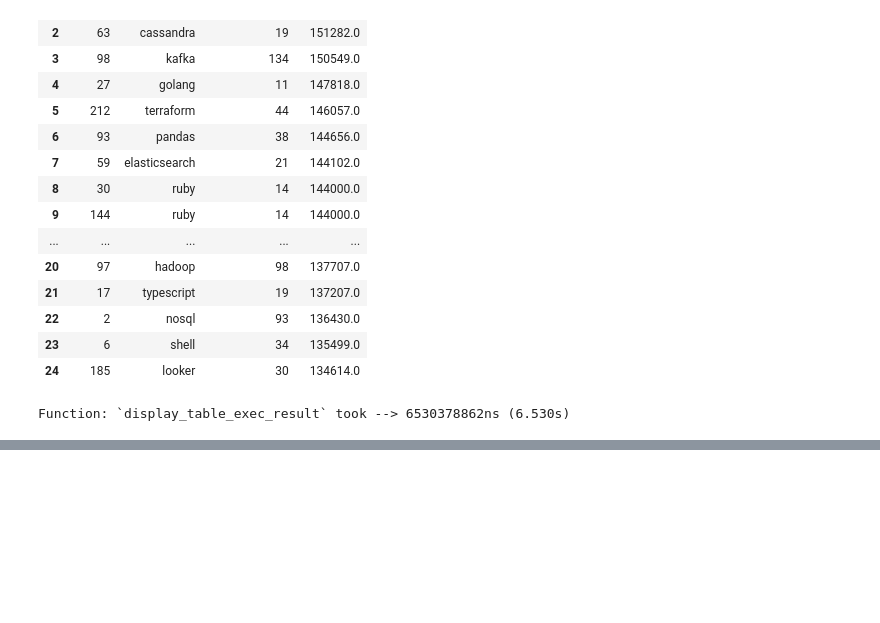
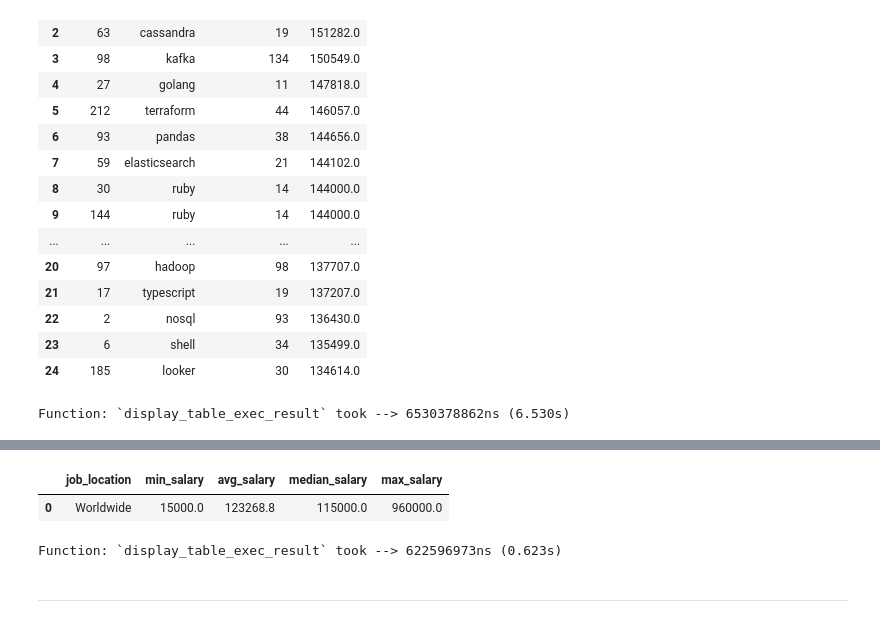
Before and after one commit to tunprimus/data-jobs-analysis, a Jupyter notebook: data-jobs-analysis.ipynb, the cells around one changed output, grey strips where cells are left out. Drawn from its saved outputs; the diff is of its cells as text; code cells hidden in the pictures; blank space fills up the shorter version.

Commit message:
feat: Get min, mean, median, max salaries

```diff
--- a/data-jobs-analysis.ipynb
+++ b/data-jobs-analysis.ipynb
@@ -2450,0 +2521,52 @@ Function: `display_table_exec_result` took --> 6530378862ns (6.530s)
+# %%
+worldwide_salary_min_mean_median_max_query = f"""
+WITH sql_median AS (
+SELECT ROUND(AVG(salary_year_avg), 1) AS median
+FROM (
+	SELECT
+		salary_year_avg
+	FROM
+		job_postings_fact
+	WHERE
+		salary_year_avg IS NOT NULL
+	ORDER BY
+		salary_year_avg
+	LIMIT 2 - (SELECT COUNT(*) FROM job_postings_fact WHERE salary_year_avg IS NOT NULL) % 2
+	OFFSET
+		(SELECT (COUNT(*) - 1) / 2 FROM job_postings_fact WHERE salary_year_avg IS NOT NULL)
+
+) AS subquery
+WHERE
+	salary_year_avg IS NOT NULL
+)
+
+SELECT
+    'Worldwide' AS job_location,
+    MIN(salary_year_avg) AS min_salary,
+    ROUND(AVG(salary_year_avg), 1) AS avg_salary,
+	(SELECT * FROM sql_median) AS median_salary,
+    MAX(salary_year_avg) AS max_salary
+FROM
+    job_postings_fact
+WHERE
+	salary_year_avg IS NOT NULL
+;
+"""
+
+display_table_exec_result(
+    table_name=job_postings_fact,
+    db_path="",
+    db_type="postgres",
+    host_name=HOST_NAME,
+    user_name=USER_NAME,
+    user_password=USER_PASSWORD,
+    db_port=DB_PORT,
+    db_name=DB_NAME,
+    query_to_exec=worldwide_salary_min_mean_median_max_query,
+)
+# %% [output]
+|  | job_location | min_salary | avg_salary | median_salary | max_salary |
+| 0 | Worldwide | 15000.0 | 123268.8 | 115000.0 | 960000.0 |
+Function: `display_table_exec_result` took --> 622596973ns (0.623s)
+# %% [markdown]
+---
```
Also changed, not shown: parts of 5 cells of this notebook.
